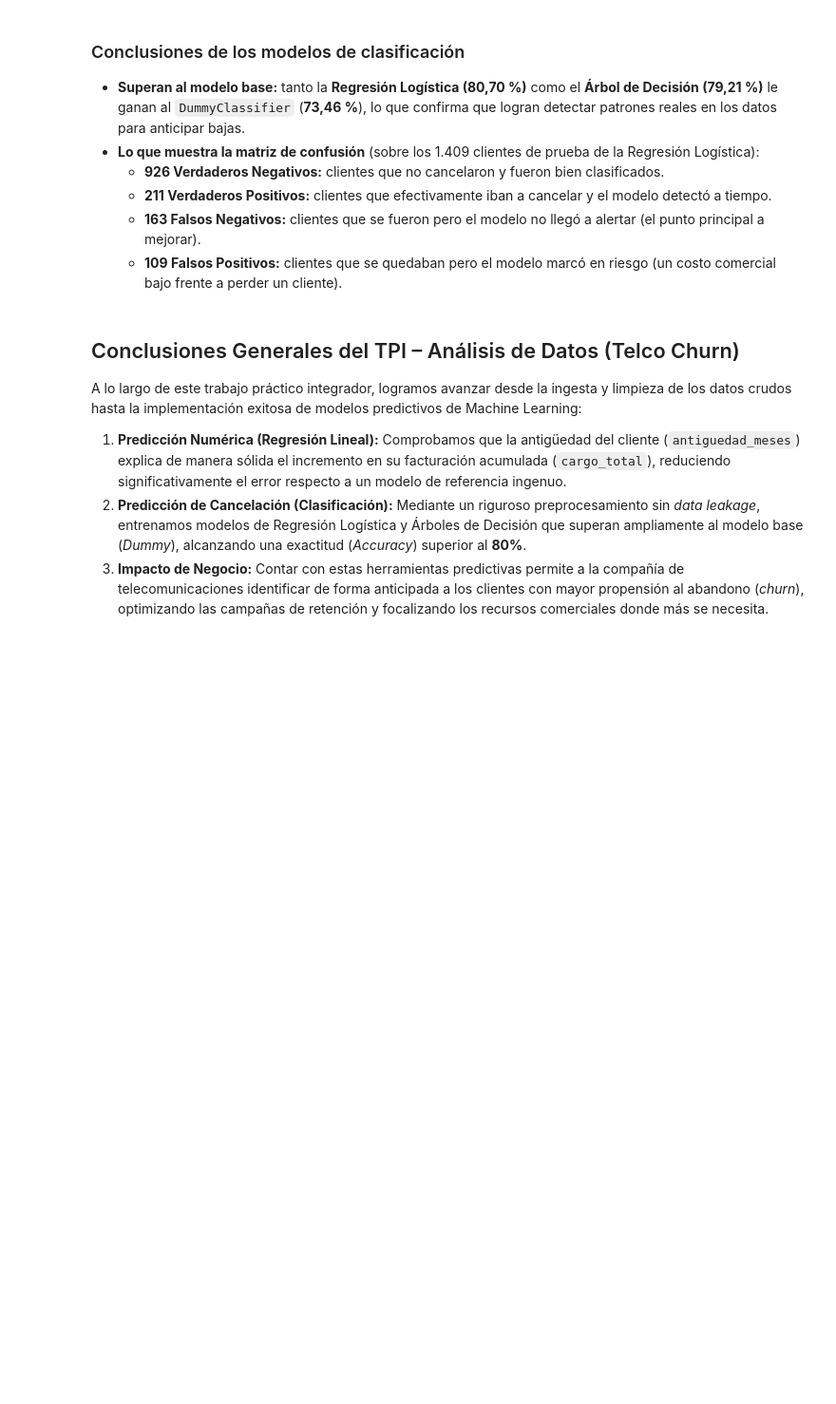
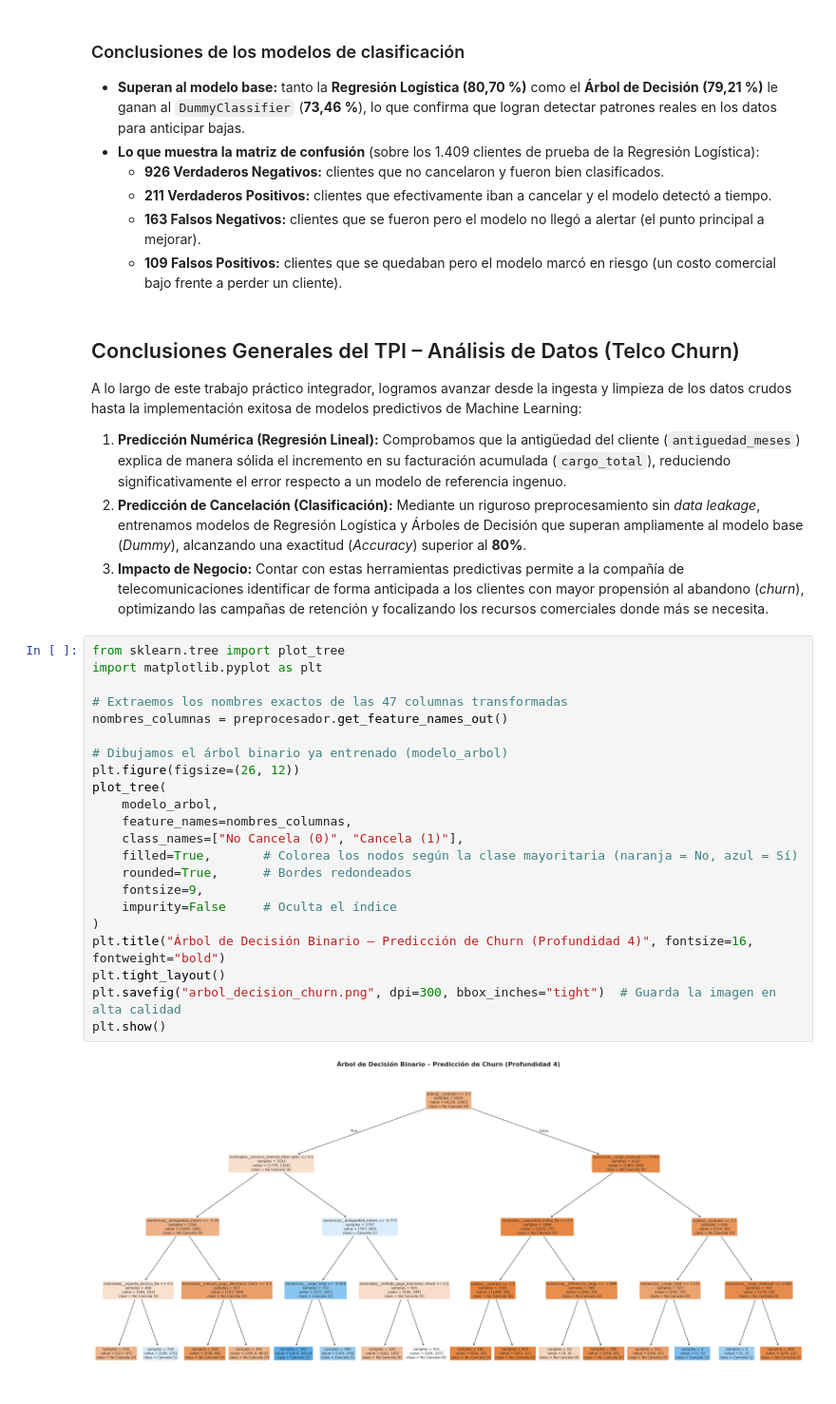
Before and after one commit to rociojuarez/analisis-de-datos-telco-churn, a Jupyter notebook: notebooks/TPI_Analisis_de_Datos.ipynb, the cells around one changed output. Shown at 95% size. Drawn from its saved outputs; the diff is of its cells as text; blank space fills up the shorter version.

Commit message:
Agrego visualización gráfica del árbol de decisión binario

```diff
--- a/notebooks/TPI_Analisis_de_Datos.ipynb
+++ b/notebooks/TPI_Analisis_de_Datos.ipynb
@@ -1097,3 +1100,27 @@ A lo largo de este trabajo práctico integrador, logramos avanzar desde la inges
 1. **Predicción Numérica (Regresión Lineal):** Comprobamos que la antigüedad del cliente (`antiguedad_meses`) explica de manera sólida el incremento en su facturación acumulada (`cargo_total`), reduciendo significativamente el error respecto a un modelo de referencia ingenuo.
 2. **Predicción de Cancelación (Clasificación):** Mediante un riguroso preprocesamiento sin *data leakage*, entrenamos modelos de Regresión Logística y Árboles de Decisión que superan ampliamente al modelo base (*Dummy*), alcanzando una exactitud (*Accuracy*) superior al **80%**.
 3. **Impacto de Negocio:** Contar con estas herramientas predictivas permite a la compañía de telecomunicaciones identificar de forma anticipada a los clientes con mayor propensión al abandono (*churn*), optimizando las campañas de retención y focalizando los recursos comerciales donde más se necesita.
+# %%
+from sklearn.tree import plot_tree
+import matplotlib.pyplot as plt
+
+# Extraemos los nombres exactos de las 47 columnas transformadas
+nombres_columnas = preprocesador.get_feature_names_out()
+
+# Dibujamos el árbol binario ya entrenado (modelo_arbol)
+plt.figure(figsize=(26, 12))
+plot_tree(
+    modelo_arbol,
+    feature_names=nombres_columnas,
+    class_names=["No Cancela (0)", "Cancela (1)"],
+    filled=True,       # Colorea los nodos según la clase mayoritaria (naranja = No, azul = Sí)
+    rounded=True,      # Bordes redondeados
+    fontsize=9,
+    impurity=False     # Oculta el índice
+)
+plt.title("Árbol de Decisión Binario – Predicción de Churn (Profundidad 4)", fontsize=16, fontweight="bold")
+plt.tight_layout()
+plt.savefig("arbol_decision_churn.png", dpi=300, bbox_inches="tight")  # Guarda la imagen en alta calidad
+plt.show()
+# %% [output]
+[figure, added]
```
Also changed, not shown: parts of 9 cells of this notebook.
